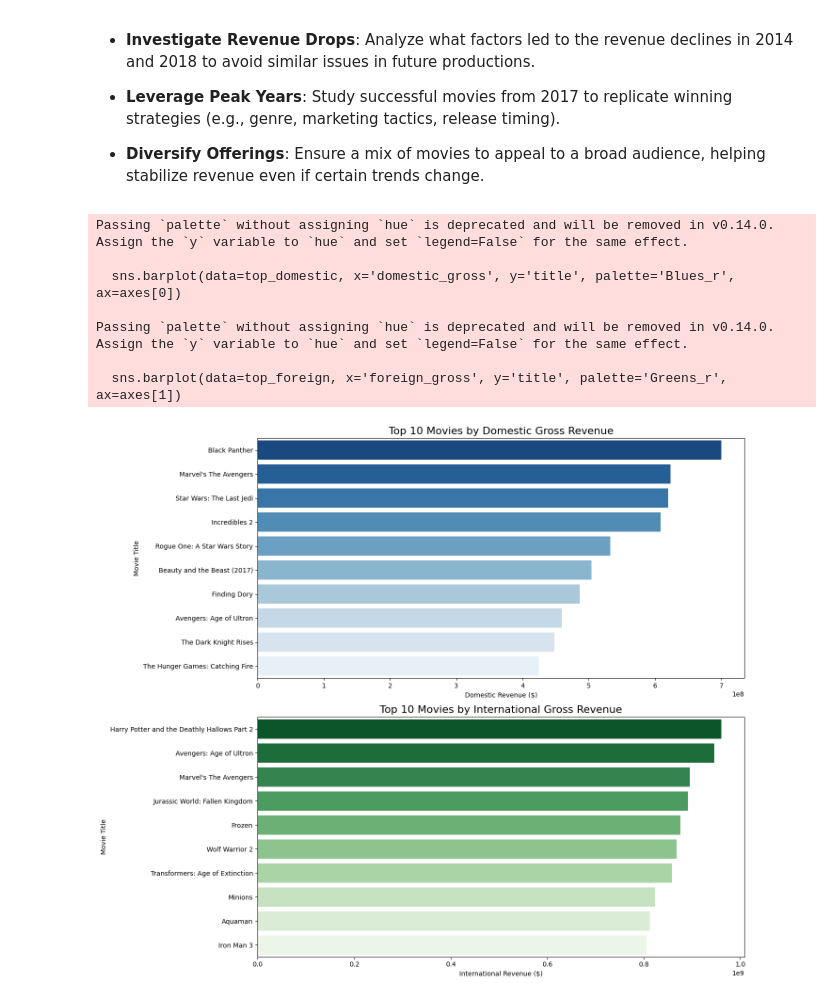
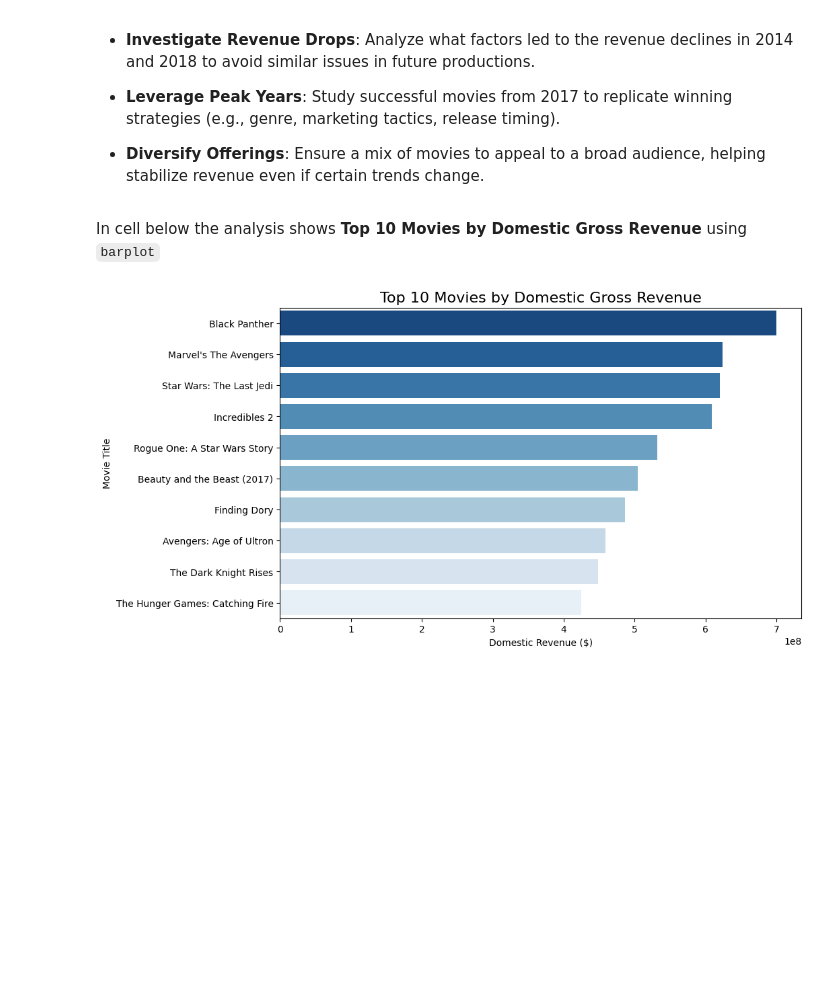
Before and after one commit to KarimzKarimz/Group4-Phase2-Project, a Jupyter notebook: ronny.ipynb, the cells around one changed output. Cells and saved outputs as stored; diff of their text form; code cells hidden in the pictures; blank space fills up the shorter version.

```diff
--- a/ronny.ipynb
+++ b/ronny.ipynb
@@ -382,0 +401,6 @@ film_df.head()
+# %%
+# load data from bom.movie_gross.csv.gz
+# box_office_df : shows how movies were earning
+
+box_office_df= pd.read_csv('zippedData/bom.movie_gross.csv.gz')
+box_office_df.head()
@@ -501,47 +558,20 @@ plt.show()
 - **Leverage Peak Years**: Study successful movies from 2017 to replicate winning strategies (e.g., genre, marketing tactics, release timing).
 
 - **Diversify Offerings**: Ensure a mix of movies to appeal to a broad audience, helping stabilize revenue even if certain trends change.
+# %% [markdown]
+In cell below the analysis shows **Top 10 Movies by Domestic Gross Revenue** using `barplot`
 # %%
 
-
-# First, make sure 'domestic_gross' and 'foreign_gross' are numeric
-box_office_copy['domestic_gross'] = pd.to_numeric(box_office_copy['domestic_gross'], errors='coerce')
-box_office_copy['foreign_gross'] = pd.to_numeric(box_office_copy['foreign_gross'], errors='coerce')
-
-# Drop rows with missing revenue data
-box_office_copy = box_office_copy.dropna(subset=['domestic_gross', 'foreign_gross'])
-
-# Step 1: Sort to find top 10 highest grossing films domestically
+# Sort to find top 10 highest grossing films domestically
 top_domestic = box_office_copy.sort_values(by='domestic_gross', ascending=False).head(10)
 
-# Step 2: Sort to find top 10 highest grossing films internationally
-top_foreign = box_office_copy.sort_values(by='foreign_gross', ascending=False).head(10)
+# Plot 1: Top 10 Domestic Grossing Movies
+fig, ax = plt.subplots(figsize=(10, 6))
+sns.barplot(data=top_domestic, x='domestic_gross', y='title', hue='title', palette='Blues_r')
+ax.set_title('Top 10 Movies by Domestic Gross Revenue', fontsize=16)
+ax.set_xlabel('Domestic Revenue ($)')
+ax.set_ylabel('Movie Title')
 
-# Step 3: Plot
-
-# Create figure
-fig, axes = plt.subplots(2, 1, figsize=(14, 12))
-
-# Plot Domestic
-sns.barplot(data=top_domestic, x='domestic_gross', y='title', palette='Blues_r', ax=axes[0])
-axes[0].set_title('Top 10 Movies by Domestic Gross Revenue', fontsize=16)
-axes[0].set_xlabel('Domestic Revenue ($)')
-axes[0].set_ylabel('Movie Title')
-
-# Plot Foreign
-sns.barplot(data=top_foreign, x='foreign_gross', y='title', palette='Greens_r', ax=axes[1])
-axes[1].set_title('Top 10 Movies by International Gross Revenue', fontsize=16)
-axes[1].set_xlabel('International Revenue ($)')
-axes[1].set_ylabel('Movie Title')
-
-plt.tight_layout()
 plt.show()
 # %% [output]
-Passing `palette` without assigning `hue` is deprecated and will be removed in v0.14.0. Assign the `y` variable to `hue` and set `legend=False` for the same effect.
-
-  sns.barplot(data=top_domestic, x='domestic_gross', y='title', palette='Blues_r', ax=axes[0])
-
-Passing `palette` without assigning `hue` is deprecated and will be removed in v0.14.0. Assign the `y` variable to `hue` and set `legend=False` for the same effect.
-
-  sns.barplot(data=top_foreign, x='foreign_gross', y='title', palette='Greens_r', ax=axes[1])
-[figure, old version]
+[figure, new version]
```
Also changed, not shown: parts of 14 cells of this notebook.
